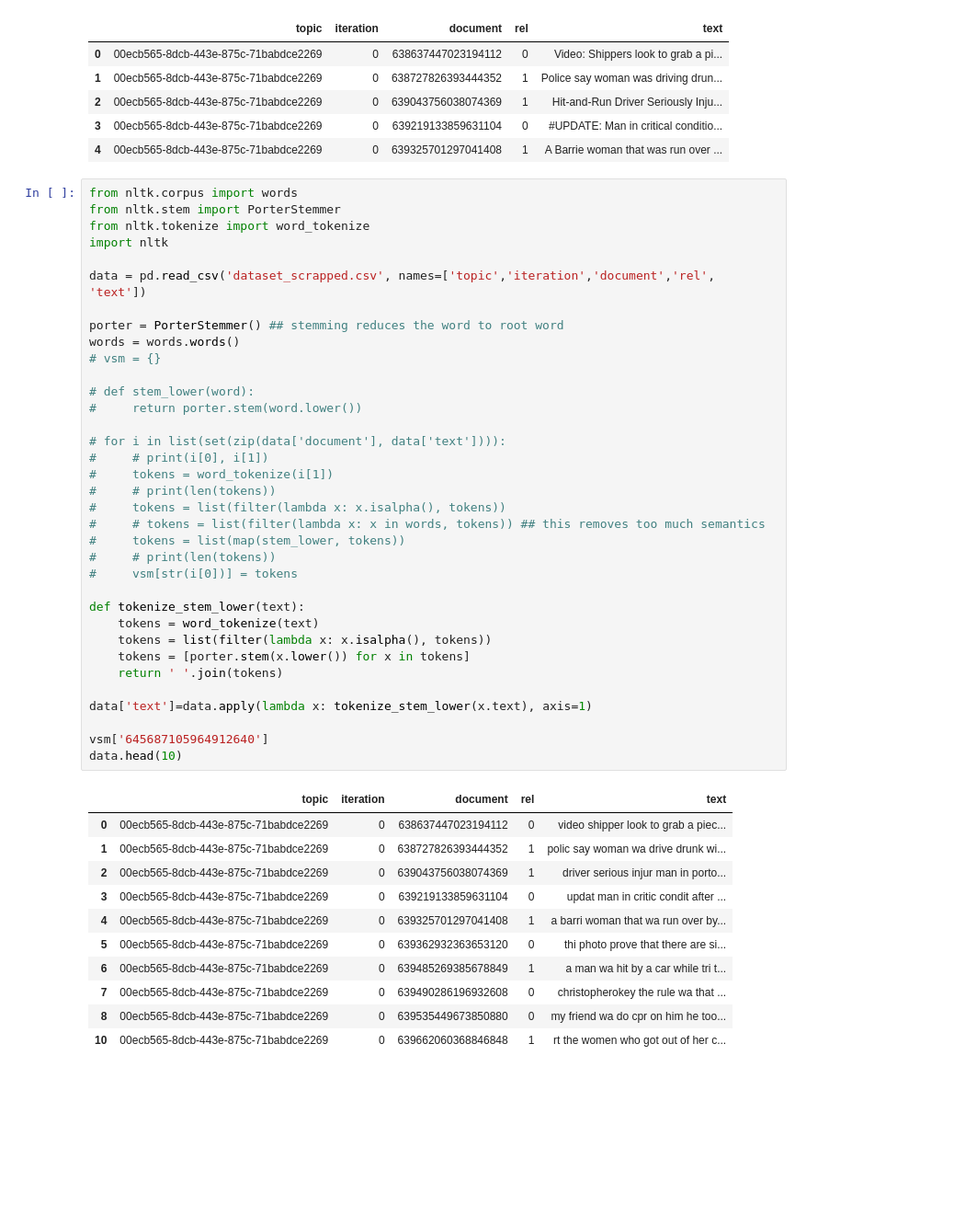
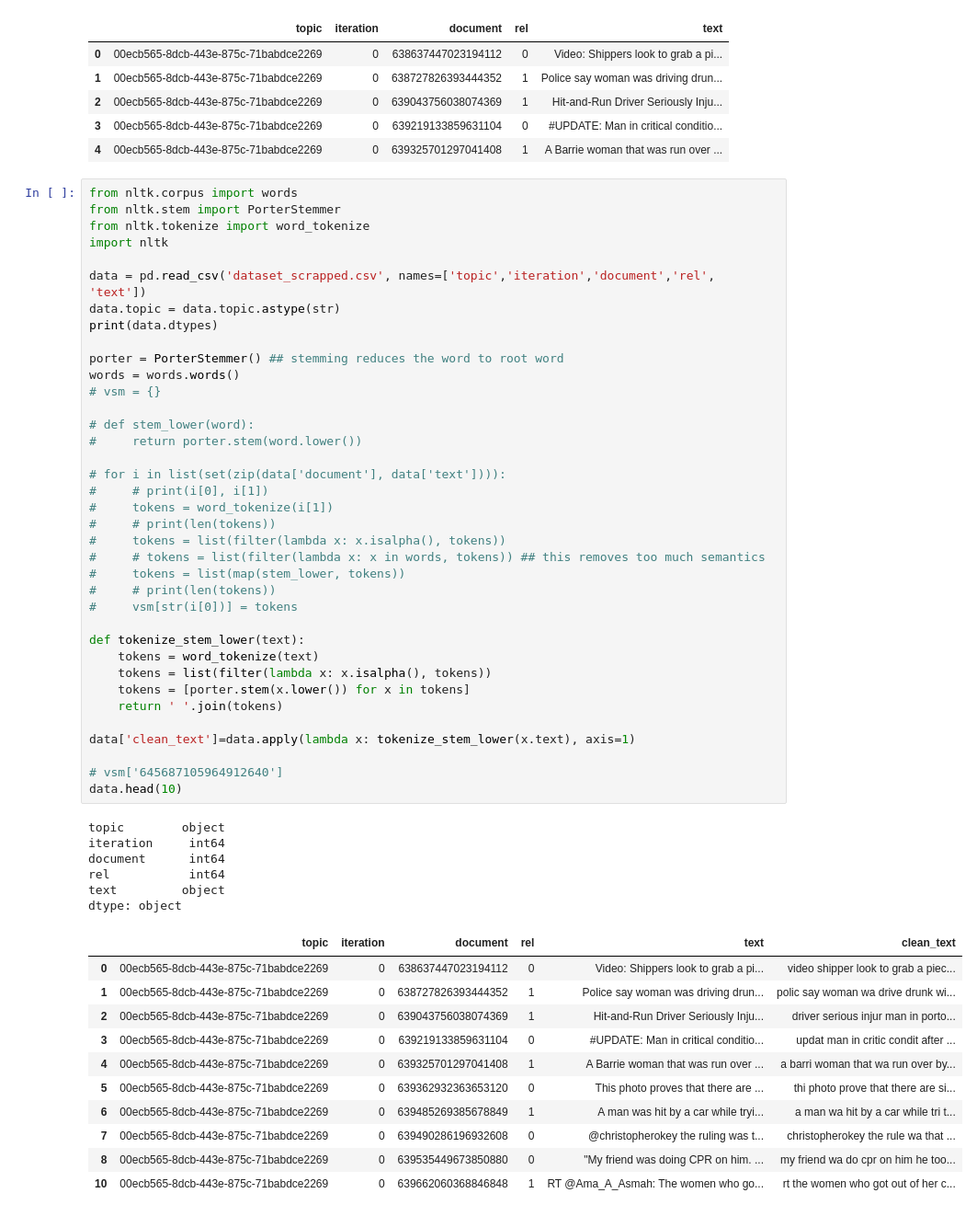
Before and after one commit to Dustyik/IR-tweets---disaster-, a Jupyter notebook: Project.ipynb, the cells around one changed output. Shown at 92% size. Cells and saved outputs as stored; diff of their text form; blank space fills up the shorter version.

```diff
--- a/Project.ipynb
+++ b/Project.ipynb
@@ -57,43 +57,51 @@ from nltk.tokenize import word_tokenize
 import nltk
 
 data = pd.read_csv('dataset_scrapped.csv', names=['topic','iteration','document','rel', 'text'])
+data.topic = data.topic.astype(str)
+print(data.dtypes)
 
 porter = PorterStemmer() ## stemming reduces the word to root word
 words = words.words()
 # vsm = {}
 
 # def stem_lower(word):
 #     return porter.stem(word.lower())
 
 # for i in list(set(zip(data['document'], data['text']))):
 #     # print(i[0], i[1])
 #     tokens = word_tokenize(i[1])
 #     # print(len(tokens))
 #     tokens = list(filter(lambda x: x.isalpha(), tokens))
 #     # tokens = list(filter(lambda x: x in words, tokens)) ## this removes too much semantics
 #     tokens = list(map(stem_lower, tokens))
 #     # print(len(tokens))
 #     vsm[str(i[0])] = tokens
 
 def tokenize_stem_lower(text):
     tokens = word_tokenize(text)
     tokens = list(filter(lambda x: x.isalpha(), tokens))
     tokens = [porter.stem(x.lower()) for x in tokens]
     return ' '.join(tokens)
 
-data['text']=data.apply(lambda x: tokenize_stem_lower(x.text), axis=1)
+data['clean_text']=data.apply(lambda x: tokenize_stem_lower(x.text), axis=1)
 
-vsm['645687105964912640']
+# vsm['645687105964912640']
 data.head(10)
 # %% [output]
+topic        object
+iteration     int64
+document      int64
+rel           int64
+text         object
+dtype: object
-|  | topic | iteration | document | rel | text |
-| 0 | 00ecb565-8dcb-443e-875c-71babdce2269 | 0 | 638637447023194112 | 0 | video shipper look to grab a piec... |
-| 1 | 00ecb565-8dcb-443e-875c-71babdce2269 | 0 | 638727826393444352 | 1 | polic say woman wa drive drunk wi... |
-| 2 | 00ecb565-8dcb-443e-875c-71babdce2269 | 0 | 639043756038074369 | 1 | driver serious injur man in porto... |
-| 3 | 00ecb565-8dcb-443e-875c-71babdce2269 | 0 | 639219133859631104 | 0 | updat man in critic condit after ... |
-| 4 | 00ecb565-8dcb-443e-875c-71babdce2269 | 0 | 639325701297041408 | 1 | a barri woman that wa run over by... |
-| 5 | 00ecb565-8dcb-443e-875c-71babdce2269 | 0 | 639362932363653120 | 0 | thi photo prove that there are si... |
-| 6 | 00ecb565-8dcb-443e-875c-71babdce2269 | 0 | 639485269385678849 | 1 | a man wa hit by a car while tri t... |
-| 7 | 00ecb565-8dcb-443e-875c-71babdce2269 | 0 | 639490286196932608 | 0 | christopherokey the rule wa that ... |
-| 8 | 00ecb565-8dcb-443e-875c-71babdce2269 | 0 | 639535449673850880 | 0 | my friend wa do cpr on him he too... |
-| 10 | 00ecb565-8dcb-443e-875c-71babdce2269 | 0 | 639662060368846848 | 1 | rt the women who got out of her c... |
+|  | topic | iteration | document | rel | text | clean_text |
+| 0 | 00ecb565-8dcb-443e-875c-71babdce2269 | 0 | 638637447023194112 | 0 | Video: Shippers look to grab a pi... | video shipper look to grab a piec... |
+| 1 | 00ecb565-8dcb-443e-875c-71babdce2269 | 0 | 638727826393444352 | 1 | Police say woman was driving drun... | polic say woman wa drive drunk wi... |
+| 2 | 00ecb565-8dcb-443e-875c-71babdce2269 | 0 | 639043756038074369 | 1 | Hit-and-Run Driver Seriously Inju... | driver serious injur man in porto... |
+| 3 | 00ecb565-8dcb-443e-875c-71babdce2269 | 0 | 639219133859631104 | 0 | #UPDATE: Man in critical conditio... | updat man in critic condit after ... |
+| 4 | 00ecb565-8dcb-443e-875c-71babdce2269 | 0 | 639325701297041408 | 1 | A Barrie woman that was run over ... | a barri woman that wa run over by... |
+| 5 | 00ecb565-8dcb-443e-875c-71babdce2269 | 0 | 639362932363653120 | 0 | This photo proves that there are ... | thi photo prove that there are si... |
+| 6 | 00ecb565-8dcb-443e-875c-71babdce2269 | 0 | 639485269385678849 | 1 | A man was hit by a car while tryi... | a man wa hit by a car while tri t... |
+| 7 | 00ecb565-8dcb-443e-875c-71babdce2269 | 0 | 639490286196932608 | 0 | @christopherokey the ruling was t... | christopherokey the rule wa that ... |
+| 8 | 00ecb565-8dcb-443e-875c-71babdce2269 | 0 | 639535449673850880 | 0 | "My friend was doing CPR on him. ... | my friend wa do cpr on him he too... |
+| 10 | 00ecb565-8dcb-443e-875c-71babdce2269 | 0 | 639662060368846848 | 1 | RT @Ama_A_Asmah: The women who go... | rt the women who got out of her c... |
```
Also changed, not shown: parts of 7 cells of this notebook, 3 other files.
